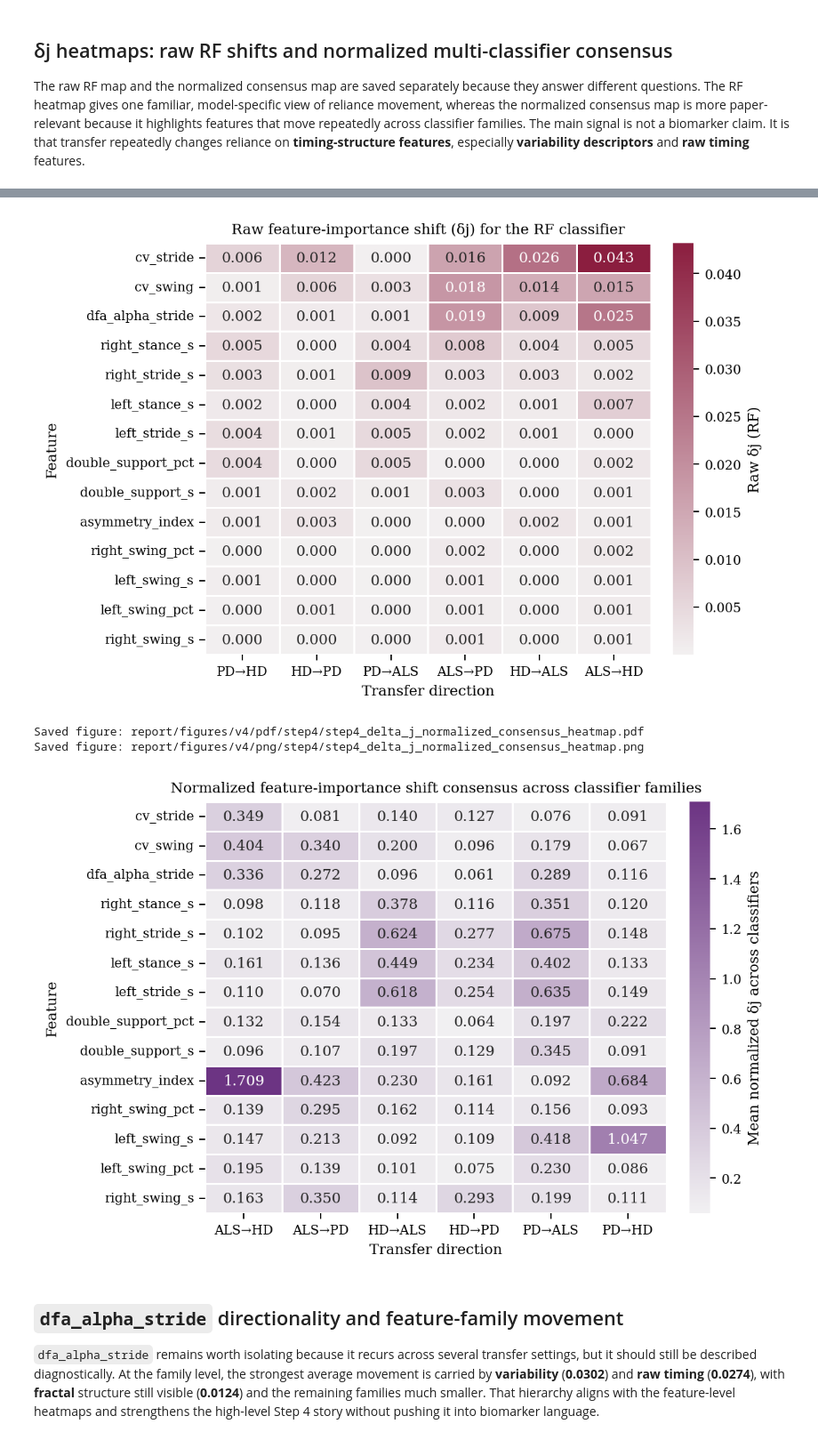
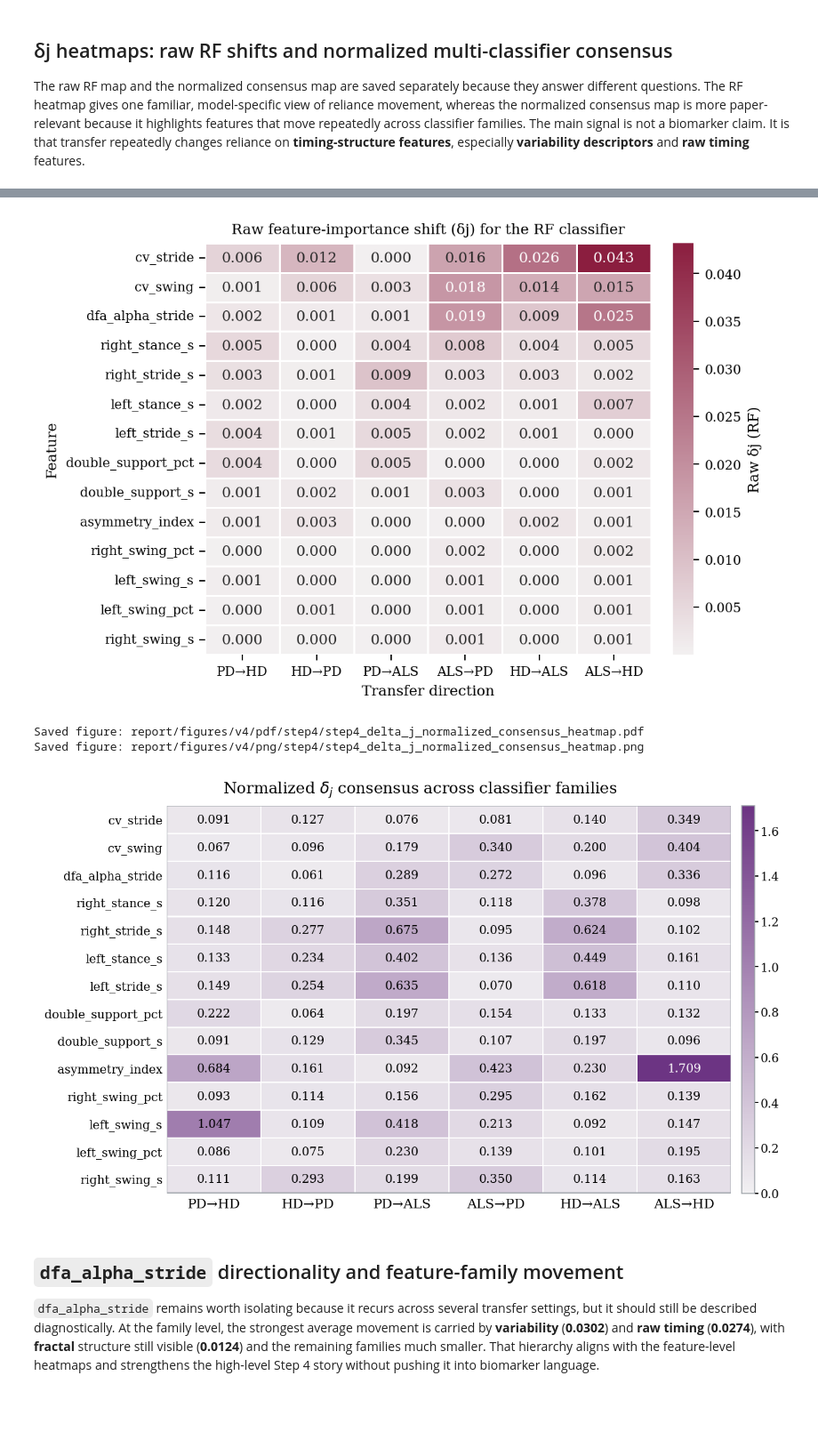
Before and after one commit to Sys-Omertosa/gait-transfer-ndd, a Jupyter notebook: notebooks/04_shap_diagnosis.ipynb, the cells around one changed output, grey strips where cells are left out. Shown at 89% size. Saved outputs shown, nothing was run; the diff lists cells and outputs as text; code cells hidden in the pictures; blank space fills up the shorter version.

Commit message:
figures: refresh SHAP diagnostic visualizations

```diff
--- a/notebooks/04_shap_diagnosis.ipynb
+++ b/notebooks/04_shap_diagnosis.ipynb
@@ -159,6 +159,10 @@ Saved table: report/tables/v4/step4_family_delta_j_long_v4.csv
 
 The raw RF map and the normalized consensus map are saved separately because they answer different questions. The RF heatmap gives one familiar, model-specific view of reliance movement, whereas the normalized consensus map is more paper-relevant because it highlights features that move repeatedly across classifier families. The main signal is not a biomarker claim. It is that transfer repeatedly changes reliance on **timing-structure features**, especially **variability descriptors** and **raw timing** features.
 # %%
+from matplotlib.colors import Normalize
+
+from src.figstyle import draw_heatmap
+
 rf_raw = (
     raw_df[raw_df['classifier'] == 'rf']
     .pivot(index='feature', columns='direction', values='delta_j')
@@ -167,53 +171,92 @@ rf_raw = (
 row_order = rf_raw.mean(axis=1).sort_values(ascending=False).index.tolist()
 rf_raw = rf_raw.loc[row_order, DIRECTIONS]
 
+# Pivoting sorts the direction columns alphabetically, which is not the order the
+# rest of the manuscript uses. Reindex so this panel reads against the others.
 norm_mean = (
     norm_df.groupby(['feature', 'direction'], as_index=False)['delta_j_norm']
     .mean()
     .pivot(index='feature', columns='direction', values='delta_j_norm')
-    .reindex(row_order)
+    .reindex(index=row_order, columns=DIRECTIONS)
 )
 
 fig, ax = plt.subplots(figsize=(IEEE_TWO_COL * 0.88, 4.2), constrained_layout=True)
 sns.heatmap(
     rf_raw.rename(index=str, columns=DIR_LABEL),
     cmap=sns.light_palette('#8B1E3F', as_cmap=True),
     annot=True,
     fmt='.3f',
     linewidths=0.5,
     linecolor='white',
     cbar_kws={'label': 'Raw δj (RF)'},
     ax=ax,
 )
 ax.set_title('Raw feature-importance shift (δj) for the RF classifier')
 ax.set_xlabel('Transfer direction')
 ax.set_ylabel('Feature')
 savefig_stem(fig, 'step4_delta_j_rf_heatmap')
 plt.show()
 
-fig, ax = plt.subplots(figsize=(IEEE_TWO_COL * 0.88, 4.2), constrained_layout=True)
-sns.heatmap(
-    norm_mean.rename(index=str, columns=DIR_LABEL),
-    cmap=sns.light_palette('#6C3483', as_cmap=True),
-    annot=True,
-    fmt='.3f',
-    linewidths=0.5,
-    linecolor='white',
-    cbar_kws={'label': 'Mean normalized δj across classifiers'},
-    ax=ax,
-)
-ax.set_title('Normalized feature-importance shift consensus across classifier families')
-ax.set_xlabel('Transfer direction')
-ax.set_ylabel('Feature')
+# ── Manuscript figure: normalized delta_j consensus ──────────────────────────
+# Shares the purple ramp with the family-level panel because both report
+# attribution movement; the navy ramp is reserved for the F1 panels.
+CONSENSUS_FIG_W = IEEE_TWO_COL
+CONSENSUS_LEFT, CONSENSUS_CBAR_GAP, CONSENSUS_CBAR_W, CONSENSUS_CBAR_TICKS, CONSENSUS_RIGHT = 1.20, 0.10, 0.12, 0.38, 0.06
+CONSENSUS_PLOT_W = (CONSENSUS_FIG_W - CONSENSUS_LEFT - CONSENSUS_CBAR_GAP
+                    - CONSENSUS_CBAR_W - CONSENSUS_CBAR_TICKS - CONSENSUS_RIGHT)
+CONSENSUS_ROW_H = 0.26
+CONSENSUS_PLOT_H = CONSENSUS_ROW_H * len(norm_mean)
+CONSENSUS_TOP, CONSENSUS_TITLE_H, CONSENSUS_XTICK_H, CONSENSUS_BOTTOM = 0.06, 0.30, 0.26, 0.06
+CONSENSUS_FIG_H = (CONSENSUS_TOP + CONSENSUS_TITLE_H + CONSENSUS_PLOT_H
+                   + CONSENSUS_XTICK_H + CONSENSUS_BOTTOM)
+
+SHIFT_CMAP = sns.light_palette('#6C3483', as_cmap=True)
+consensus_norm = Normalize(vmin=0.0, vmax=float(norm_mean.to_numpy().max()))
+
+fig = plt.figure(figsize=(CONSENSUS_FIG_W, CONSENSUS_FIG_H))
+ax = fig.add_axes((
+    CONSENSUS_LEFT / CONSENSUS_FIG_W,
+    (CONSENSUS_BOTTOM + CONSENSUS_XTICK_H) / CONSENSUS_FIG_H,
+    CONSENSUS_PLOT_W / CONSENSUS_FIG_W,
+    CONSENSUS_PLOT_H / CONSENSUS_FIG_H,
+))
+consensus_texts = draw_heatmap(ax, norm_mean.to_numpy(), cmap=SHIFT_CMAP,
+                               norm=consensus_norm, fmt='{:.3f}', annot_size=8.0)
+ax.set_xticks(np.arange(len(DIRECTIONS)) + 0.5)
+ax.set_xticklabels([DIR_LABEL[d] for d in DIRECTIONS], fontsize=9)
+ax.set_yticks(np.arange(len(norm_mean)) + 0.5)
+ax.set_yticklabels(norm_mean.index, fontsize=8)
+ax.tick_params(length=0, pad=3)
+
+cax = fig.add_axes((
+    (CONSENSUS_LEFT + CONSENSUS_PLOT_W + CONSENSUS_CBAR_GAP) / CONSENSUS_FIG_W,
+    (CONSENSUS_BOTTOM + CONSENSUS_XTICK_H) / CONSENSUS_FIG_H,
+    CONSENSUS_CBAR_W / CONSENSUS_FIG_W,
+    CONSENSUS_PLOT_H / CONSENSUS_FIG_H,
+))
+cbar = fig.colorbar(plt.cm.ScalarMappable(cmap=SHIFT_CMAP, norm=consensus_norm), cax=cax)
+cbar.ax.tick_params(labelsize=8, length=2.5, pad=1.5)
+cbar.outline.set_linewidth(0.6)
+cbar.outline.set_edgecolor('#9AA0A6')
+
+fig.text(0.5, (CONSENSUS_FIG_H - CONSENSUS_TOP - CONSENSUS_TITLE_H / 2) / CONSENSUS_FIG_H,
+         'Normalized $\\delta_j$ consensus across classifier families',
+         ha='center', va='center', fontsize=10.5)
+
 savefig_stem(fig, 'step4_delta_j_normalized_consensus_heatmap')
+PAPER_FIG, PAPER_TEXTS = fig, consensus_texts
+PAPER_CELL_IN = (CONSENSUS_PLOT_W / len(DIRECTIONS), CONSENSUS_ROW_H)
+PAPER_STEM = 'step4_delta_j_normalized_consensus_heatmap'
+PAPER_CHECKS = [('direction order', list(norm_mean.columns) == list(DIRECTIONS),
+                 f'columns follow the canonical order: {list(norm_mean.columns) == list(DIRECTIONS)}')]
 plt.show()
 # %% [output]
 Saved figure: report/figures/v4/pdf/step4/step4_delta_j_rf_heatmap.pdf
 Saved figure: report/figures/v4/png/step4/step4_delta_j_rf_heatmap.png
 [figure]
 Saved figure: report/figures/v4/pdf/step4/step4_delta_j_normalized_consensus_heatmap.pdf
 Saved figure: report/figures/v4/png/step4/step4_delta_j_normalized_consensus_heatmap.png
-[figure, old version]
+[figure, new version]
 # %% [markdown]
 ## `dfa_alpha_stride` directionality and feature-family movement
 
```
Also changed, not shown: parts of 3 cells of this notebook, 16 other files.
